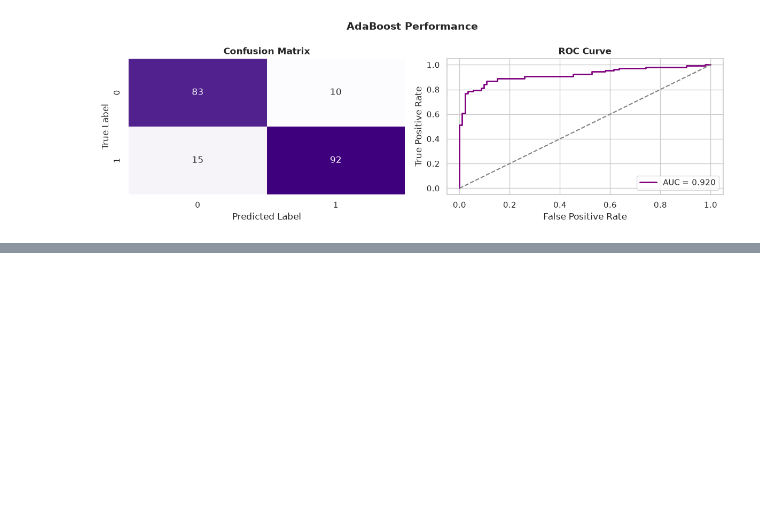
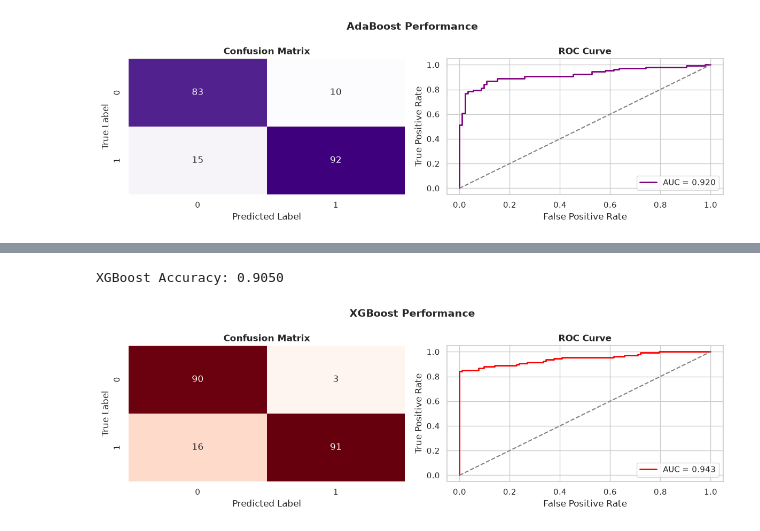
Before and after one commit to Jquishpeq923/Machine-Learning-6-SIN-A-Mar-Jul-2026, a Jupyter notebook: overview.ipynb, the cells around one changed output, grey strips where cells are left out. Cells and saved outputs as stored; diff of their text form; code cells hidden in the pictures; blank space fills up the shorter version.

Commit message:
Wip: Gradient Boosting (XGBoost)

```diff
--- a/overview.ipynb
+++ b/overview.ipynb
@@ -235,0 +245,45 @@ AdaBoost Accuracy: 0.8750
+# %%
+import xgboost as xgb
+
+# Train the model
+xgb_model = xgb.XGBClassifier(
+    n_estimators=100,
+    learning_rate=0.1,
+    max_depth=4,
+    eval_metric='logloss',
+    random_state=42
+)
+xgb_model.fit(X_train, y_train)
+
+# Predict
+preds_xgb = xgb_model.predict(X_test)
+probs_xgb = xgb_model.predict_proba(X_test)[:, 1]
+
+print(f"XGBoost Accuracy: {accuracy_score(y_test, preds_xgb):.4f}")
+
+# Setup Figure
+fig, axes = plt.subplots(1, 2, figsize=(12, 4))
+
+# Graph 1: Confusion Matrix
+cm_xgb = confusion_matrix(y_test, preds_xgb)
+sns.heatmap(cm_xgb, annot=True, fmt='d', cmap='Reds', cbar=False, ax=axes[0])
+axes[0].set_title('Confusion Matrix', fontweight='bold')
+axes[0].set_xlabel('Predicted Label')
+axes[0].set_ylabel('True Label')
+
+# Graph 2: ROC Curve
+fpr, tpr, _ = roc_curve(y_test, probs_xgb)
+roc_auc = auc(fpr, tpr)
+axes[1].plot(fpr, tpr, color='red', lw=2, label=f'AUC = {roc_auc:.3f}')
+axes[1].plot([0, 1], [0, 1], color='gray', linestyle='--')
+axes[1].set_title('ROC Curve', fontweight='bold')
+axes[1].set_xlabel('False Positive Rate')
+axes[1].set_ylabel('True Positive Rate')
+axes[1].legend(loc="lower right")
+
+fig.suptitle('XGBoost Performance', fontsize=14, fontweight='bold')
+plt.tight_layout()
+plt.show()
+# %% [output]
+XGBoost Accuracy: 0.9050
+[figure, added]
```
Also changed, not shown: parts of 1 cell of this notebook, 1 other file.
